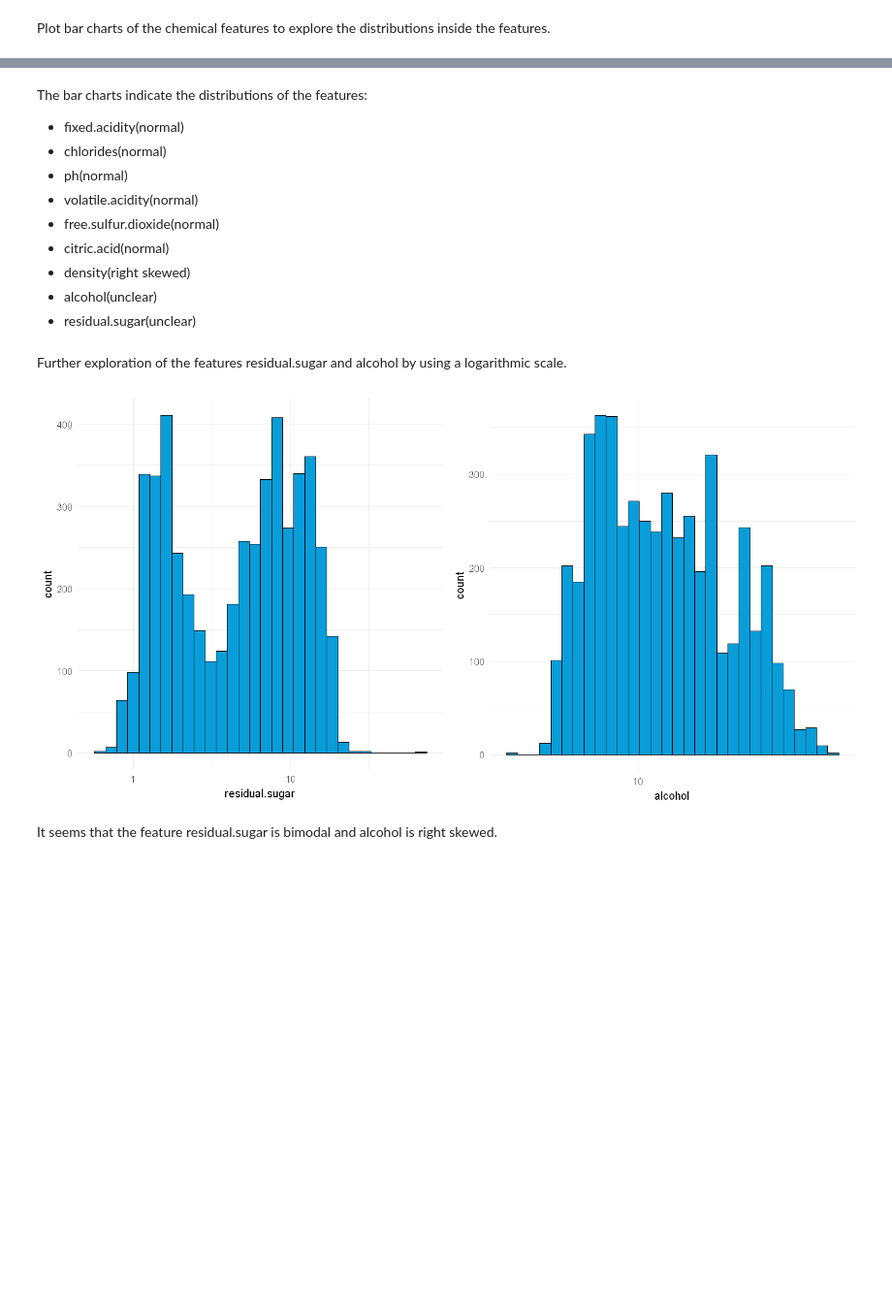
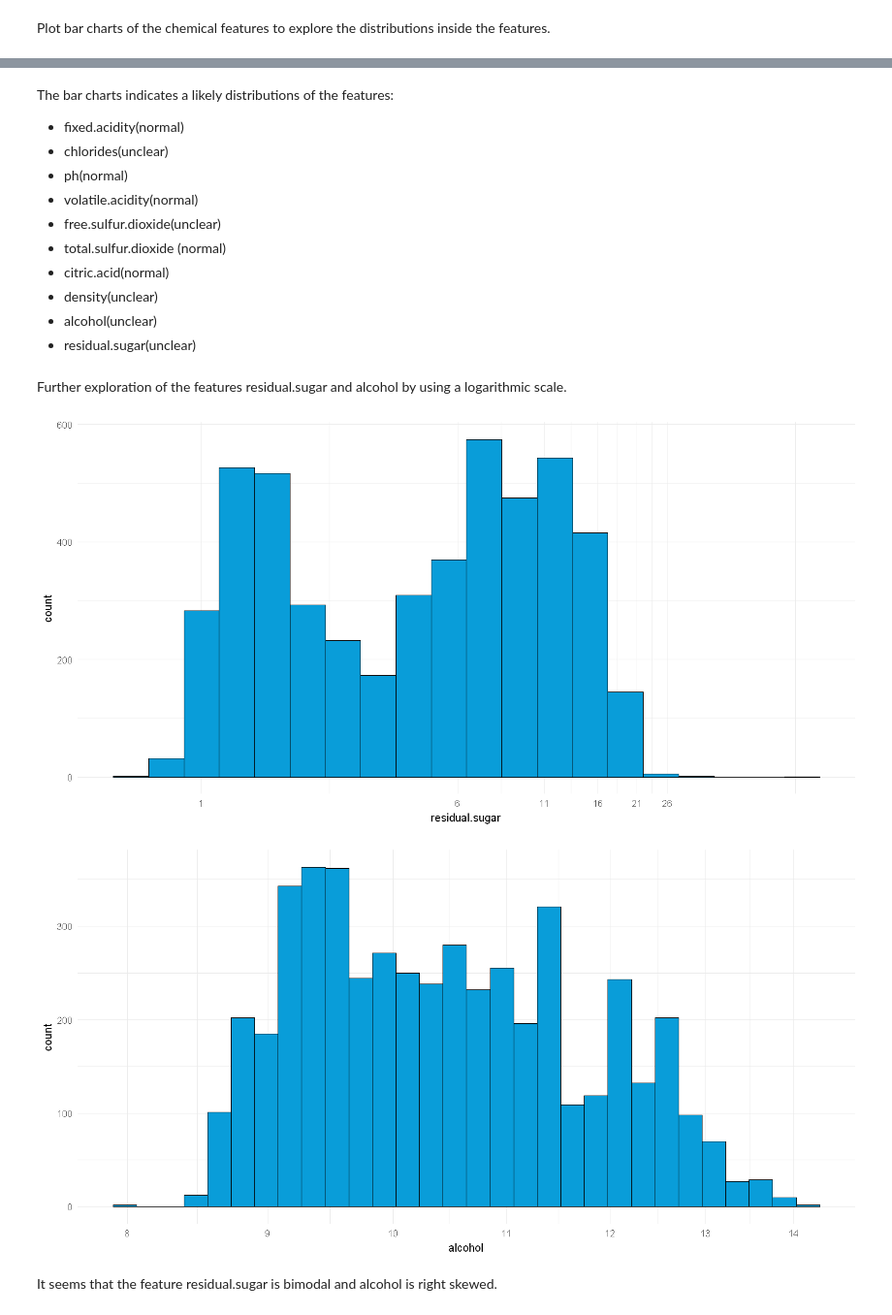
Before and after one commit to JonathanAsamoah/Portfolio-DataScience, a Jupyter notebook: Exploratory Data Analysis White Wine Quality/main.ipynb, the cells around one changed output, grey strips where cells are left out. Shown at 97% size. Drawn from its saved outputs; the diff is of its cells as text; code cells hidden in the pictures; blank space fills up the shorter version.

```diff
--- a/Exploratory Data Analysis White Wine Quality/main.ipynb
+++ b/Exploratory Data Analysis White Wine Quality/main.ipynb
@@ -142,16 +150,14 @@ load_from_online_source(URL)
 # %% [markdown]
 ## Load the Dataset
 # %%
-PATH
-
 # Load the data from file
 data <-read.csv(PATH,
                 header=TRUE,
                 sep = ',',
                 na.strings = "?")
 
-# Rename the x column to id
-names(data)[names(data) == "X"] <- "id"
+# Remove row number
+data$X <- NULL
 
 # Inspect the first 5 rows
 head(data)
@@ -292,29 +295,29 @@ multiplot(p1, p2, p3, p4, p5, p6, p7, p8, p9, p10, p11, cols=3)
 # %% [markdown]
-The bar charts indicate the distributions of the features:
+The bar charts indicates a likely distributions of the features:
 *  fixed.acidity(normal)
-*  chlorides(normal)
+*  chlorides(unclear)
 *  ph(normal)
 *  volatile.acidity(normal)
-*  free.sulfur.dioxide(normal)
+*  free.sulfur.dioxide(unclear)
+*  total.sulfur.dioxide (normal)
 *  citric.acid(normal)
-*  density(right skewed)
+*  density(unclear)
 *  alcohol(unclear)
 *  residual.sugar(unclear)
 # %% [markdown]
 Further exploration of the features residual.sugar and alcohol by using a logarithmic scale.
 # %%
-p1 <- qplot(x = residual.sugar, data = data, bins=30)  +
+qplot(x = residual.sugar, data = data, bins=20)  +
+ geom_histogram(color = 'black',
+                fill = '#099DD9', bins=20)  +
+ scale_x_log10(breaks = seq(1, 26, 5))
+
+qplot(x = alcohol, data = data, bins=30)  +
  geom_histogram(color = 'black',
                 fill = '#099DD9', bins=30)  +
- scale_x_log10()
-
-p2 <- qplot(x = alcohol, data = data, bins=30)  +
- geom_histogram(color = 'black',
-                fill = '#099DD9', bins=30)  +
- scale_x_log10()
-
-multiplot(p1, p2, cols=2)
+ scale_x_log10(breaks = seq(1, 14, 1))
 # %% [output]
-[figure, old version]
+[figure, new version]
+[figure, added]
 # %% [markdown]
 It seems that the feature residual.sugar is bimodal and alcohol is right skewed.
```
Also changed, not shown: parts of 68 cells of this notebook.
